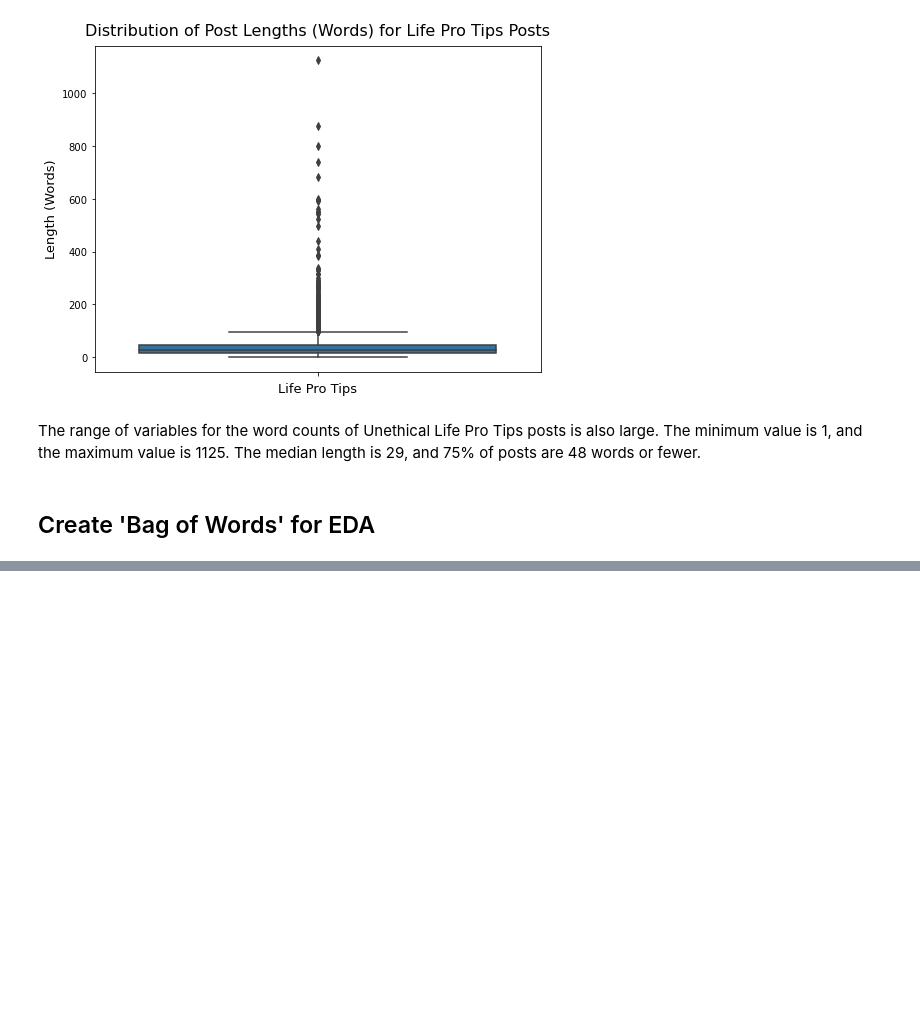
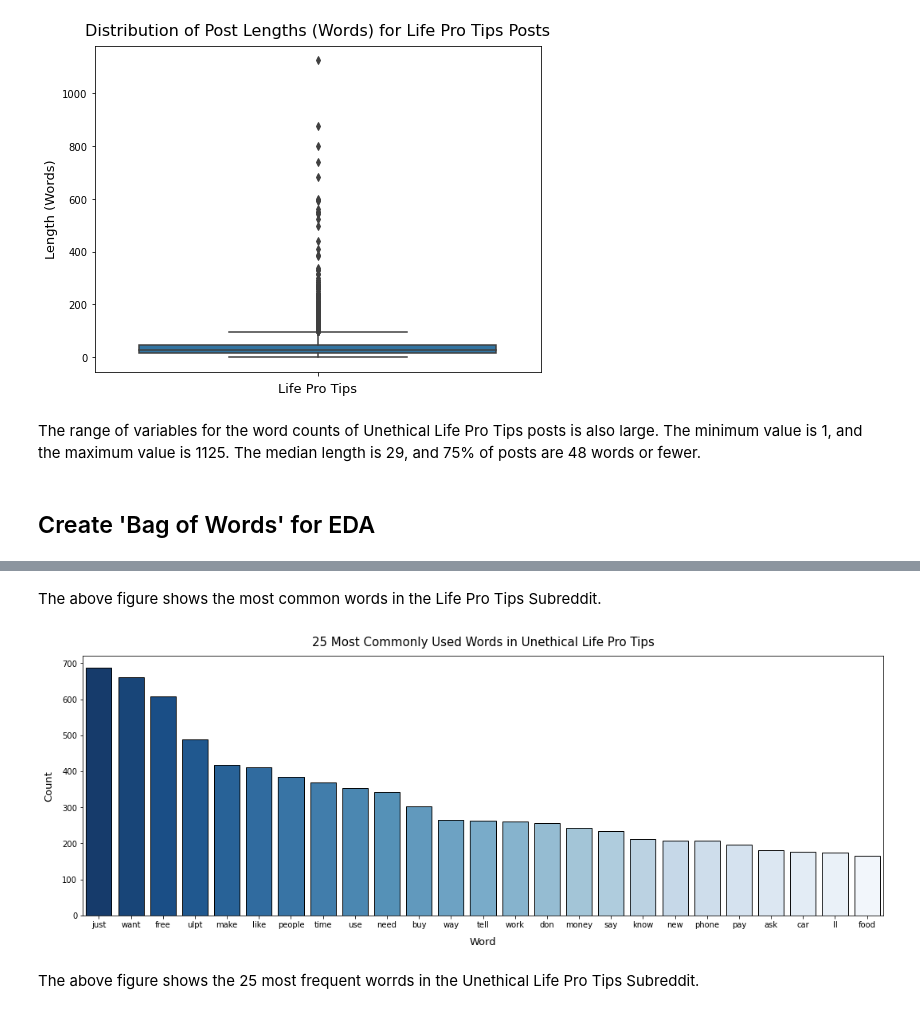
Before and after one commit to jlu90/Subreddit-Classification, a Jupyter notebook: code/04-EDA.ipynb, the cells around one changed output, grey strips where cells are left out. Cells and saved outputs as stored; diff of their text form; code cells hidden in the pictures; blank space fills up the shorter version.

```diff
--- a/code/04-EDA.ipynb
+++ b/code/04-EDA.ipynb
@@ -186,0 +172,8 @@ low_cAGR_word_counts_df.sort_values('Count', ascending = False)[:25]
+# %% [markdown]
+The above figure shows the most common words in the Life Pro Tips Subreddit.
+# %%
+plot_frequent_words(labeled_words_df, words_df, 'is_unethical', 1, 'Unethical Life Pro Tips')
+# %% [output]
+[figure, added]
+# %% [markdown]
+The above figure shows the 25 most frequent worrds in the Unethical Life Pro Tips Subreddit.
```
Also changed, not shown: parts of 10 cells of this notebook, 3 other files.
